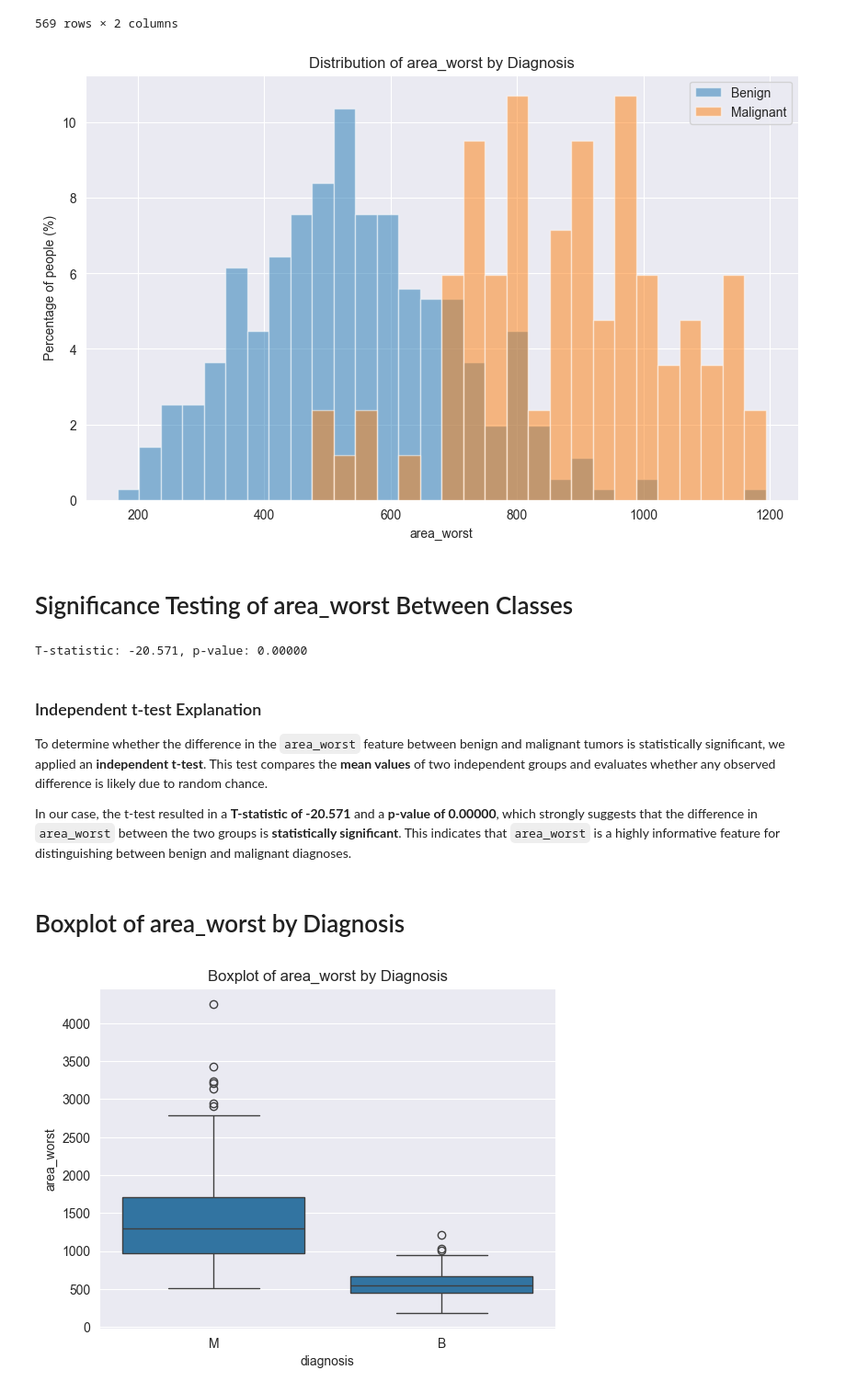
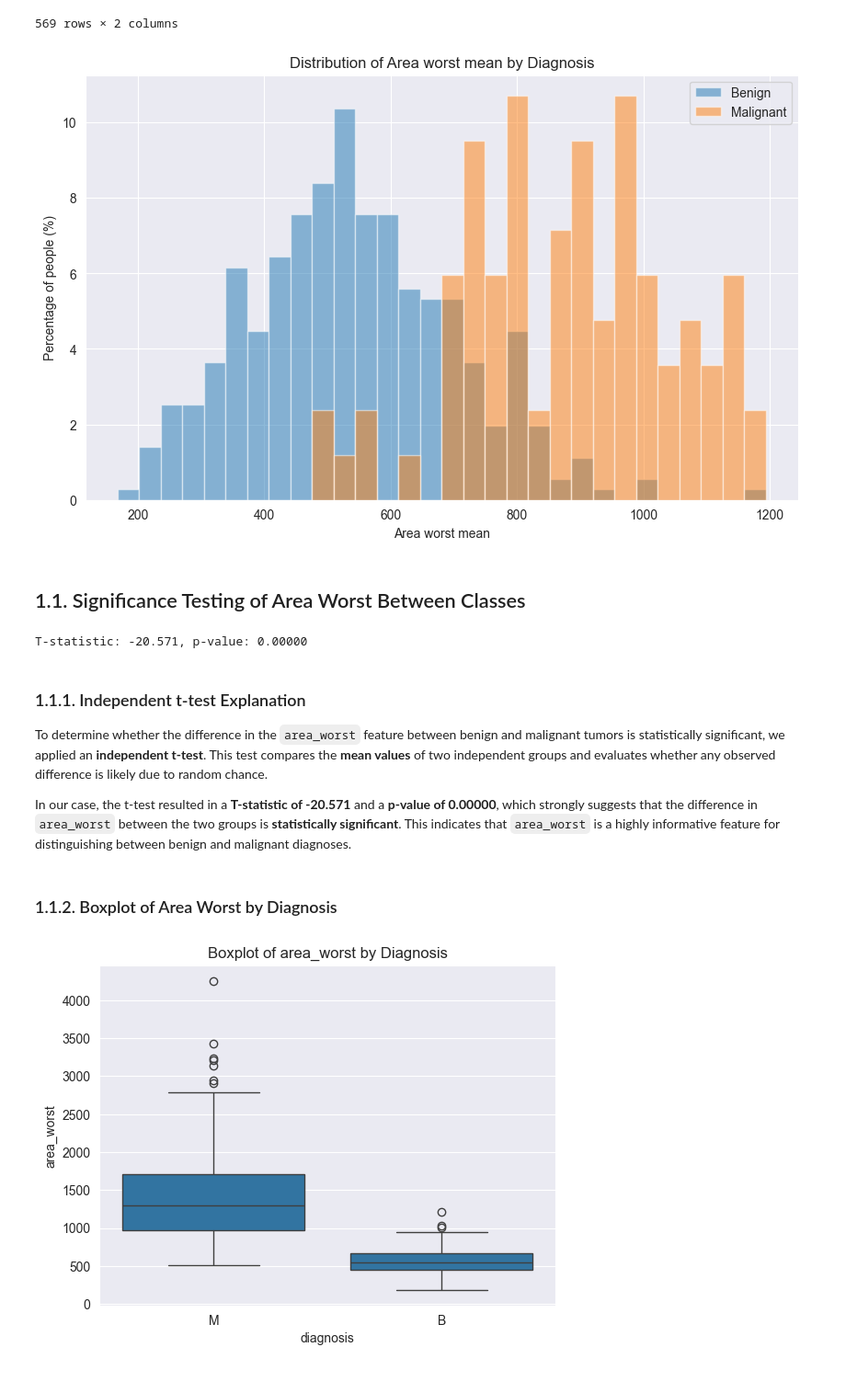
Before and after one commit to plamensve/RANDOM_FOREST_ALGORITHM, a Jupyter notebook: random_forest_algorithm.ipynb, the cells around one changed output. Shown at 92% size. Cells and saved outputs as stored; diff of their text form; code cells hidden in the pictures.

```diff
--- a/random_forest_algorithm.ipynb
+++ b/random_forest_algorithm.ipynb
@@ -747,6 +749,5 @@ Before continuing with the evaluation of the model's overall performance, we tak
 # %%
-df = rf_data[['diagnosis', 'area_worst']]
-rf_data['diagnosis'] = rf_data['diagnosis'].map({0: 'B', 1: 'M'})
+df = data[['diagnosis', 'area_worst']]
 df
 # %% [output]
 |  | diagnosis | area_worst |
@@ -765,30 +766,30 @@ df
 # %%
 benign = df[df['diagnosis'] == 'B']['area_worst']
 malignant = df[df['diagnosis'] == 'M']['area_worst']
 
 plt.figure(figsize=(10, 6))
 
 counts_benign, bins = np.histogram(benign, bins=30)
 counts_malignant, _ = np.histogram(malignant, bins=bins)
 
 counts_benign_percent = counts_benign / counts_benign.sum() * 100
 counts_malignant_percent = counts_malignant / counts_malignant.sum() * 100
 
 bin_width = bins[1] - bins[0]
 
 plt.bar(bins[:-1], counts_benign_percent, width=bin_width, alpha=0.5, label='Benign')
 plt.bar(bins[:-1], counts_malignant_percent, width=bin_width, alpha=0.5, label='Malignant')
 
-plt.title('Distribution of area_worst by Diagnosis')
-plt.xlabel('area_worst')
+plt.title('Distribution of Area worst mean by Diagnosis')
+plt.xlabel('Area worst mean')
 plt.ylabel('Percentage of people (%)')
 
 plt.legend()
 plt.show()
 # %% [output]
-[figure, old version]
+[figure, new version]
 # %% [markdown]
-# Significance Testing of area_worst Between Classes
+## 1.1. Significance Testing of Area Worst Between Classes
 # %%
 from scipy.stats import ttest_ind
 
@@ -797,13 +798,13 @@ print(f"T-statistic: {t_stat:.3f}, p-value: {p_value:.5f}")
 # %% [output]
 T-statistic: -20.571, p-value: 0.00000
 # %% [markdown]
-### Independent t-test Explanation
+### 1.1.1. Independent t-test Explanation
 
 To determine whether the difference in the `area_worst` feature between benign and malignant tumors is statistically significant, we applied an **independent t-test**. This test compares the **mean values** of two independent groups and evaluates whether any observed difference is likely due to random chance.
 
 In our case, the t-test resulted in a **T-statistic of -20.571** and a **p-value of 0.00000**, which strongly suggests that the difference in `area_worst` between the two groups is **statistically significant**. This indicates that `area_worst` is a highly informative feature for distinguishing between benign and malignant diagnoses.
 # %% [markdown]
-# Boxplot of area_worst by Diagnosis
+### 1.1.2. Boxplot of Area Worst by Diagnosis
 # %%
 sns.boxplot(x=df['diagnosis'], y=df['area_worst'])
 plt.title("Boxplot of area_worst by Diagnosis")
```
Also changed, not shown: parts of 9 cells of this notebook, 1 other file.
